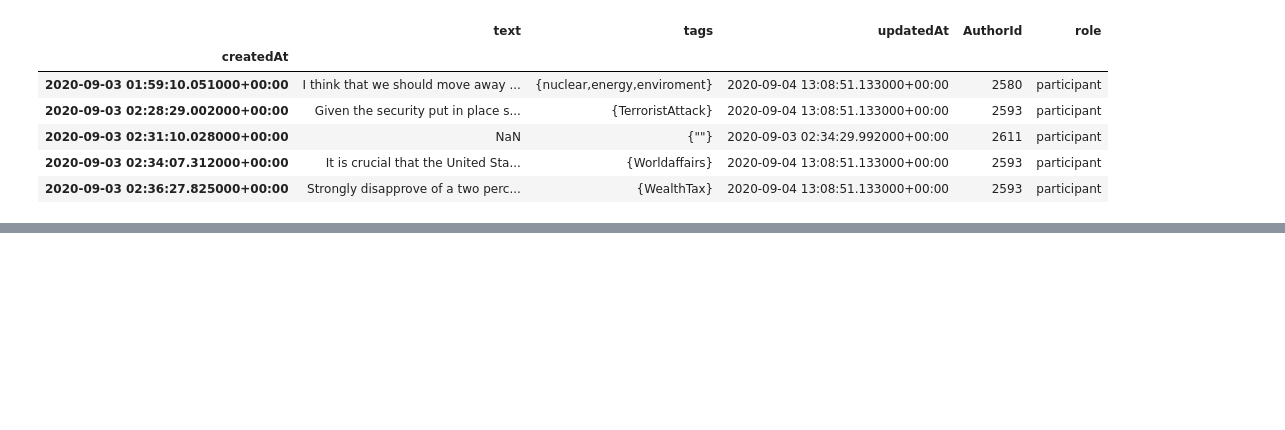
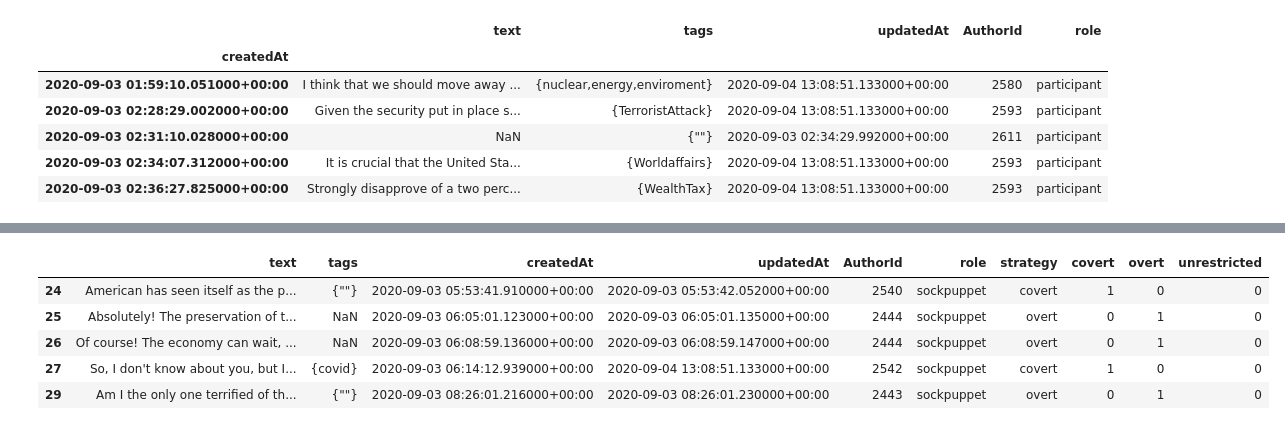
Before and after one commit to ruiliu310/dartpost-research, a Jupyter notebook: rb_posts_analysis.ipynb, the cells around one changed output, grey strips where cells are left out. Cells and saved outputs as stored; diff of their text form; code cells hidden in the pictures; blank space fills up the shorter version.

```diff
--- a/rb_posts_analysis.ipynb
+++ b/rb_posts_analysis.ipynb
@@ -139,0 +224,11 @@ hourly.plot()
+# %%
+def return_strategy(text):
+    if text in covert:
+        return 'covert'
+    if text in overt:
+        return 'overt'
+    else:
+        return 'unrestricted'
+# %%
+df_posts = df_posts[df_posts['AuthorId'].isin(sockpuppets)]
+df_posts.head(2)
@@ -139,0 +239,2 @@ hourly.plot()
+# %%
+df_posts['strategy'] = df_posts['AuthorId'].swifter.allow_dask_on_strings().apply(return_strategy)
@@ -139,0 +276,9 @@ hourly.plot()
+# %%
+df_posts.head(5)
+# %% [output]
+|  | text | tags | createdAt | updatedAt | AuthorId | role | strategy | covert | overt | unrestricted |
+| 24 | American has seen itself as the p... | {""} | 2020-09-03 05:53:41.910000+00:00 | 2020-09-03 05:53:42.052000+00:00 | 2540 | sockpuppet | covert | 1 | 0 | 0 |
+| 25 | Absolutely! The preservation of t... | NaN | 2020-09-03 06:05:01.123000+00:00 | 2020-09-03 06:05:01.135000+00:00 | 2444 | sockpuppet | overt | 0 | 1 | 0 |
+| 26 | Of course! The economy can wait, ... | NaN | 2020-09-03 06:08:59.136000+00:00 | 2020-09-03 06:08:59.147000+00:00 | 2444 | sockpuppet | overt | 0 | 1 | 0 |
+| 27 | So, I don't know about you, but I... | {covid} | 2020-09-03 06:14:12.939000+00:00 | 2020-09-04 13:08:51.133000+00:00 | 2542 | sockpuppet | covert | 1 | 0 | 0 |
+| 29 | Am I the only one terrified of th... | {""} | 2020-09-03 08:26:01.216000+00:00 | 2020-09-03 08:26:01.230000+00:00 | 2443 | sockpuppet | overt | 0 | 1 | 0 |
```
Also changed, not shown: parts of 27 cells of this notebook, 2 other files.
